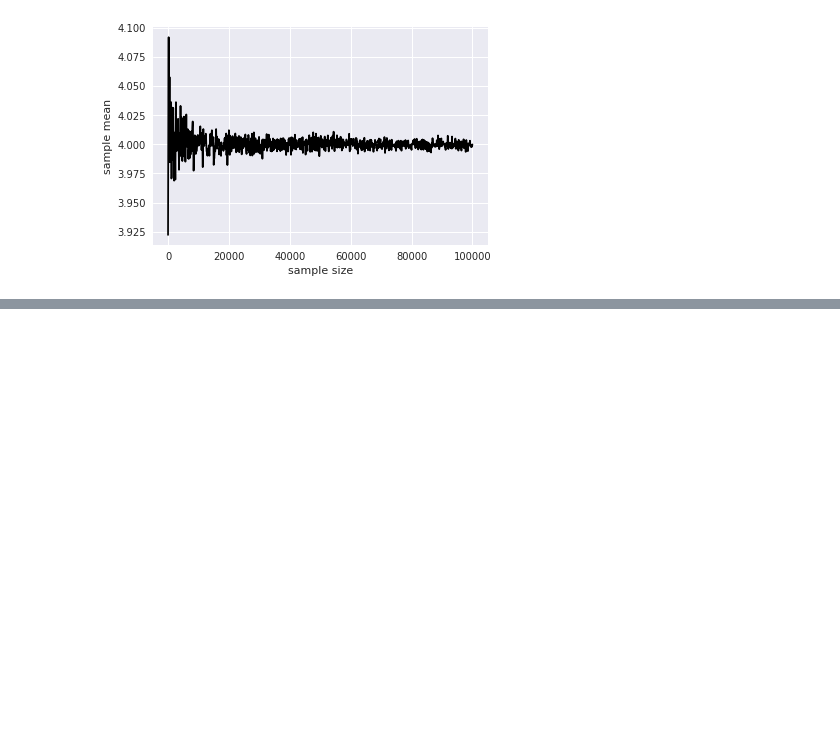
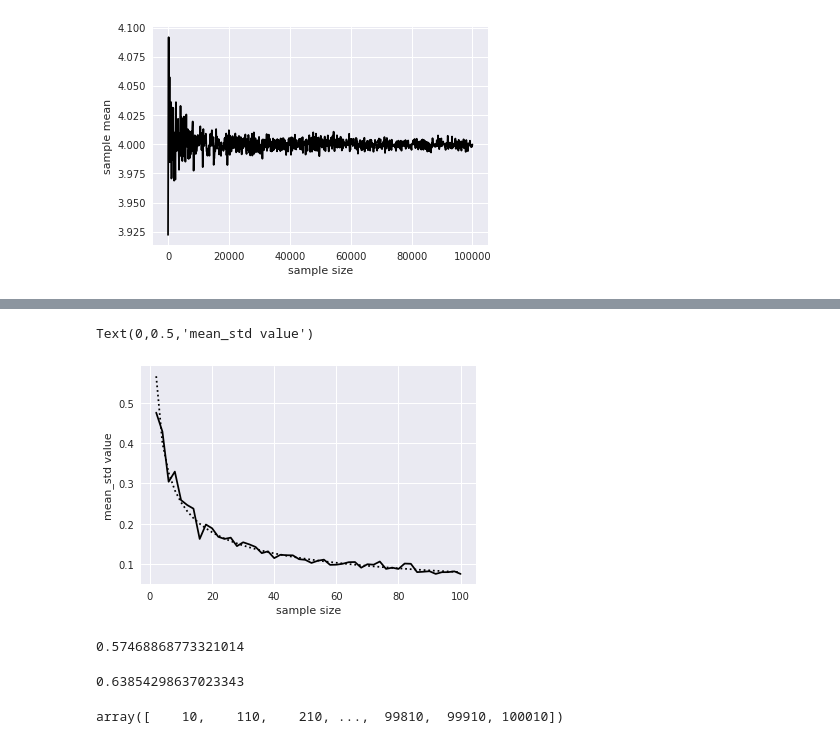
Before and after one commit to KentFujii/py_statistics, a Jupyter notebook: data_analysis/sampling.ipynb, the cells around one changed output, grey strips where cells are left out. Drawn from its saved outputs; the diff is of its cells as text; code cells hidden in the pictures; blank space fills up the shorter version.

```diff
--- a/data_analysis/sampling.ipynb
+++ b/data_analysis/sampling.ipynb
@@ -55,0 +132,3 @@ Text(0,0.5,'sample mean')
+# %%
+standard_error = 0.8 / np.sqrt(size_array)
+standard_error
@@ -55,0 +143,8 @@ Text(0,0.5,'sample mean')
+# %%
+plt.plot(size_array, sample_mean_std_array, color='black')
+plt.plot(size_array, standard_error, color='black', linestyle='dotted')
+plt.xlabel('sample size')
+plt.ylabel('mean_std value')
+# %% [output]
+Text(0,0.5,'mean_std value')
+[figure, added]
@@ -55,0 +158,18 @@ Text(0,0.5,'sample mean')
+# %%
+sp.mean(sample_var_array)
+# %% [output]
+0.57468868773321014
+# %%
+unbias_var_array = np.zeros(10000)
+np.random.seed(1)
+for i in range(0, 10000):
+    sample = population.rvs(size=10)
+    unbias_var_array[i] = sp.var(sample, ddof=1)
+sp.mean(unbias_var_array)
+# %% [output]
+0.63854298637023343
+# %%
+size_array = np.arange(start=10, stop=100100, step=100)
+size_array
+# %% [output]
+array([    10,    110,    210, ...,  99810,  99910, 100010])
```
Also changed, not shown: parts of 14 cells of this notebook.
